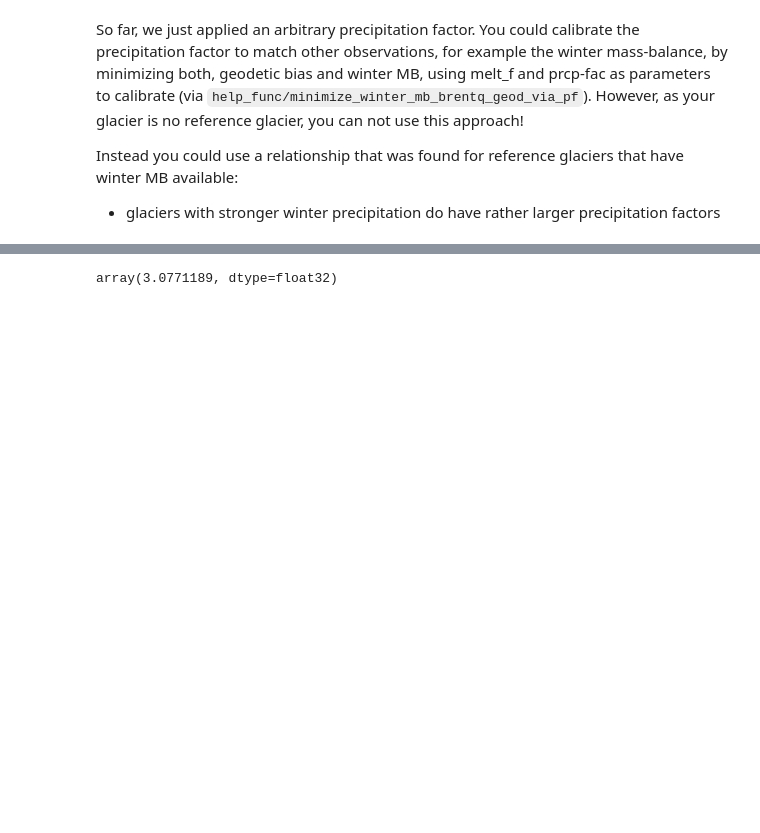
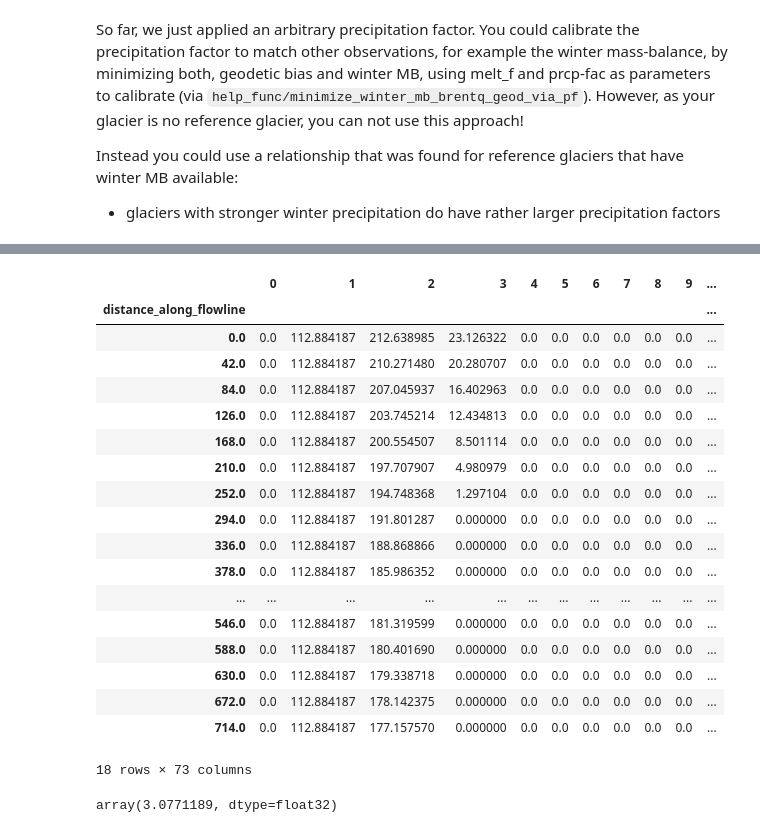
Before and after one commit to OGGM/massbalance-sandbox, a Jupyter notebook: docs/surface_type_distinction/oggm_sfc_type_bucket_example_workflow_for_aneto_glacier.ipynb, the cells around one changed output, grey strips where cells are left out. Drawn from its saved outputs; the diff is of its cells as text; code cells hidden in the pictures; blank space fills up the shorter version.

```diff
--- a/docs/surface_type_distinction/oggm_sfc_type_bucket_example_workflow_for_aneto_glacier.ipynb
+++ b/docs/surface_type_distinction/oggm_sfc_type_bucket_example_workflow_for_aneto_glacier.ipynb
@@ -188,3 +269,25 @@ Instead you could use a relationship that was found for reference glaciers that
+# %%
+mb_mod_monthly_0_5_m.pd_bucket
+# %% [output]
+|  | 0 | 1 | 2 | 3 | 4 | 5 | 6 | 7 | 8 | 9 | ... |
+| distance_along_flowline |  |  |  |  |  |  |  |  |  |  | ... |
+| 0.0 | 0.0 | 112.884187 | 212.638985 | 23.126322 | 0.0 | 0.0 | 0.0 | 0.0 | 0.0 | 0.0 | ... |
+| 42.0 | 0.0 | 112.884187 | 210.271480 | 20.280707 | 0.0 | 0.0 | 0.0 | 0.0 | 0.0 | 0.0 | ... |
+| 84.0 | 0.0 | 112.884187 | 207.045937 | 16.402963 | 0.0 | 0.0 | 0.0 | 0.0 | 0.0 | 0.0 | ... |
+| 126.0 | 0.0 | 112.884187 | 203.745214 | 12.434813 | 0.0 | 0.0 | 0.0 | 0.0 | 0.0 | 0.0 | ... |
+| 168.0 | 0.0 | 112.884187 | 200.554507 | 8.501114 | 0.0 | 0.0 | 0.0 | 0.0 | 0.0 | 0.0 | ... |
+| 210.0 | 0.0 | 112.884187 | 197.707907 | 4.980979 | 0.0 | 0.0 | 0.0 | 0.0 | 0.0 | 0.0 | ... |
+| 252.0 | 0.0 | 112.884187 | 194.748368 | 1.297104 | 0.0 | 0.0 | 0.0 | 0.0 | 0.0 | 0.0 | ... |
+| 294.0 | 0.0 | 112.884187 | 191.801287 | 0.000000 | 0.0 | 0.0 | 0.0 | 0.0 | 0.0 | 0.0 | ... |
+| 336.0 | 0.0 | 112.884187 | 188.868866 | 0.000000 | 0.0 | 0.0 | 0.0 | 0.0 | 0.0 | 0.0 | ... |
+| 378.0 | 0.0 | 112.884187 | 185.986352 | 0.000000 | 0.0 | 0.0 | 0.0 | 0.0 | 0.0 | 0.0 | ... |
+| ... | ... | ... | ... | ... | ... | ... | ... | ... | ... | ... | ... |
+| 546.0 | 0.0 | 112.884187 | 181.319599 | 0.000000 | 0.0 | 0.0 | 0.0 | 0.0 | 0.0 | 0.0 | ... |
+| 588.0 | 0.0 | 112.884187 | 180.401690 | 0.000000 | 0.0 | 0.0 | 0.0 | 0.0 | 0.0 | 0.0 | ... |
+| 630.0 | 0.0 | 112.884187 | 179.338718 | 0.000000 | 0.0 | 0.0 | 0.0 | 0.0 | 0.0 | 0.0 | ... |
+| 672.0 | 0.0 | 112.884187 | 178.142375 | 0.000000 | 0.0 | 0.0 | 0.0 | 0.0 | 0.0 | 0.0 | ... |
+| 714.0 | 0.0 | 112.884187 | 177.157570 | 0.000000 | 0.0 | 0.0 | 0.0 | 0.0 | 0.0 | 0.0 | ... |
+18 rows × 73 columns
 # %%
 # we are in the NH, so to get winter prcp we need October to April
 ds_prcp_winter = ds_clim.prcp.where(ds_clim.prcp['time.month'].isin([10, 11, 12, 1, 2, 3, 4]),
```
Also changed, not shown: parts of 9 cells of this notebook, 3 other files.
